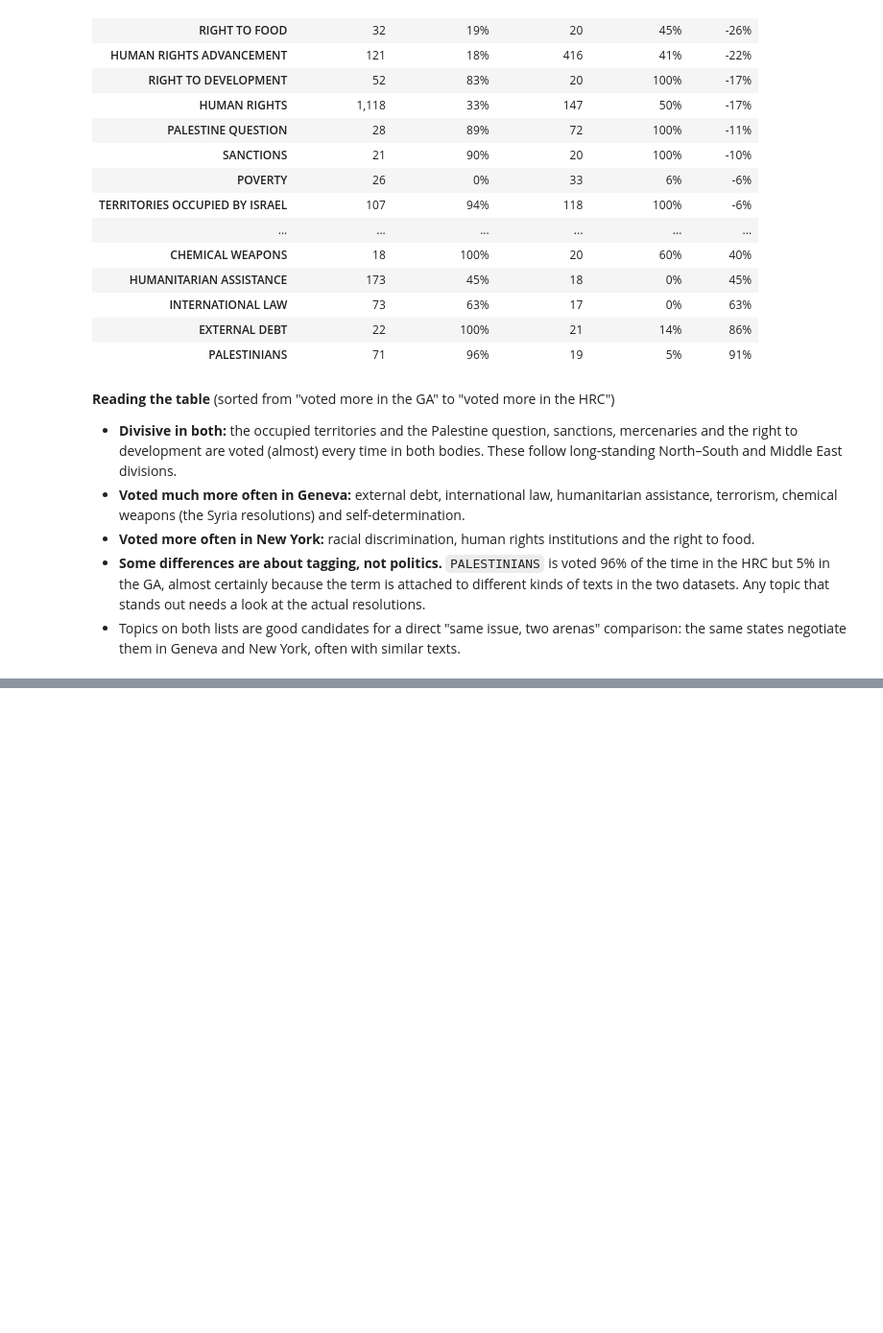
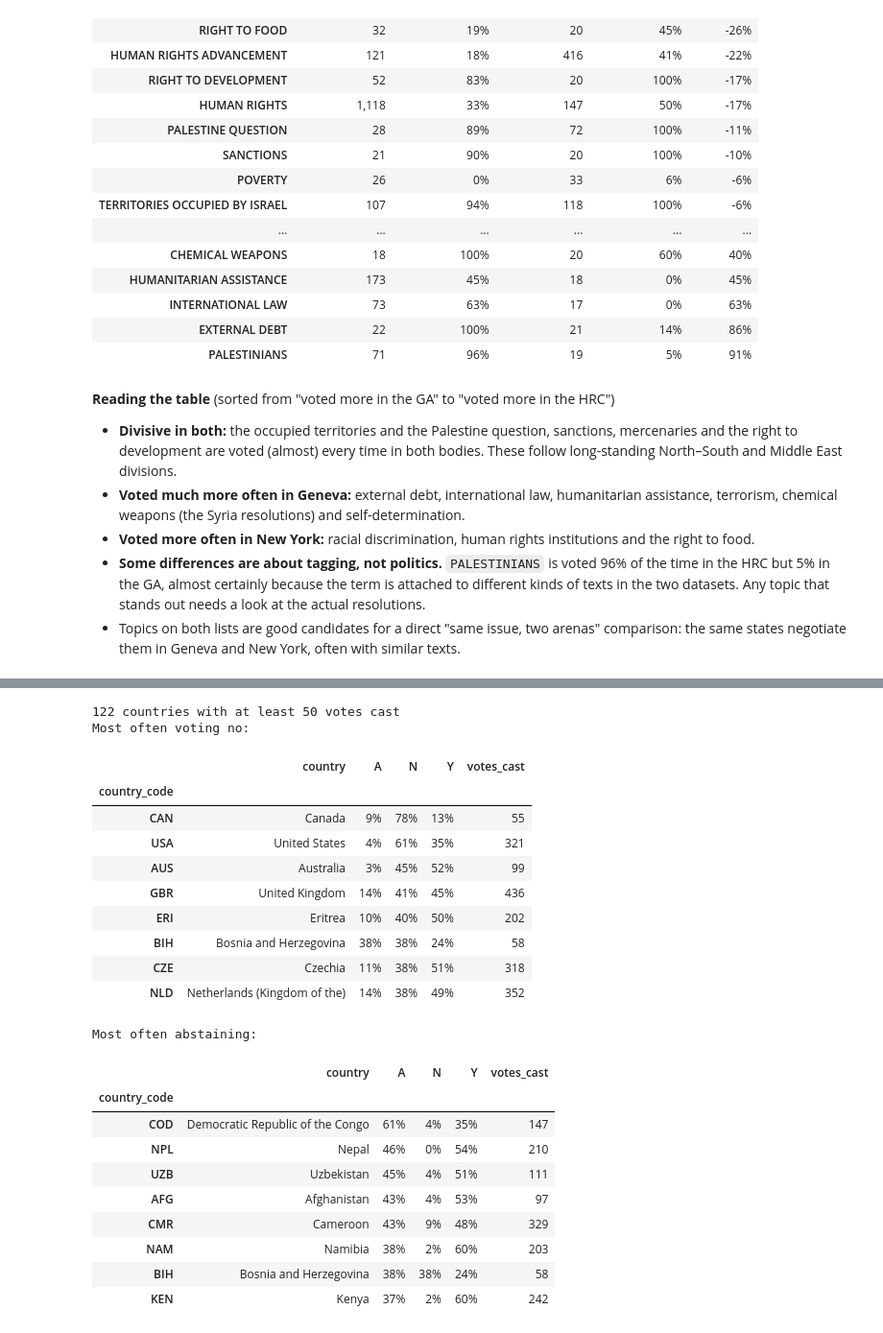
Before and after one commit to unst-ethz/policy-pulse, a Jupyter notebook: notebooks/teju/hrc_exploration.ipynb, the cells around one changed output, grey strips where cells are left out. Shown at 96% size. Saved outputs shown, nothing was run; the diff lists cells and outputs as text; code cells hidden in the pictures; blank space fills up the shorter version.

```diff
--- a/notebooks/teju/hrc_exploration.ipynb
+++ b/notebooks/teju/hrc_exploration.ipynb
@@ -800,0 +1063,11 @@ GA: 1.2 subject terms per resolution on average
+# %%
+# Current English name for each code: the name period with no end date, otherwise the latest one.
+member_states_names = pd.read_sql("SELECT iso_code, name_en, coverage_periods FROM member_states", engine)
+member_states_names["is_current"] = member_states_names["coverage_periods"].str.endswith(":")
+names_by_code = (member_states_names.sort_values(["is_current", "coverage_periods"])
+                 .drop_duplicates("iso_code", keep="last").set_index("iso_code")["name_en"])
+
+member_years = (ohchr_votes.merge(ohchr[["resolution", "year"]], on="resolution")
+                .groupby("year")["country_code"].nunique())
+print(f"{ohchr_votes['country_code'].nunique()} different countries have voted in the Council since 2006")
+display(member_years.rename("countries voting at least once").to_frame().T)
@@ -800,0 +1097,36 @@ GA: 1.2 subject terms per resolution on average
+# %%
+cast = ohchr_votes[ohchr_votes["vote"].isin(["Y", "N", "A"])]
+profile = (cast.groupby("country_code")["vote"].value_counts(normalize=True).unstack(fill_value=0)
+           .join(cast.groupby("country_code").size().rename("votes_cast")))
+profile.insert(0, "country", profile.index.map(names_by_code))
+profile = profile[profile["votes_cast"] >= 50]
+print(f"{len(profile)} countries with at least 50 votes cast")
+shares = ["Y", "N", "A"]
+print("Most often voting no:")
+display(profile.sort_values("N", ascending=False).head(8).style.format("{:.0%}", subset=shares))
+print("Most often abstaining:")
+display(profile.sort_values("A", ascending=False).head(8).style.format("{:.0%}", subset=shares))
+# %% [output]
+122 countries with at least 50 votes cast
+Most often voting no:
+|  | country | A | N | Y | votes_cast |
+| country_code |  |  |  |  |  |
+| CAN | Canada | 9% | 78% | 13% | 55 |
+| USA | United States | 4% | 61% | 35% | 321 |
+| AUS | Australia | 3% | 45% | 52% | 99 |
+| GBR | United Kingdom | 14% | 41% | 45% | 436 |
+| ERI | Eritrea | 10% | 40% | 50% | 202 |
+| BIH | Bosnia and Herzegovina | 38% | 38% | 24% | 58 |
+| CZE | Czechia | 11% | 38% | 51% | 318 |
+| NLD | Netherlands (Kingdom of the) | 14% | 38% | 49% | 352 |
+Most often abstaining:
+|  | country | A | N | Y | votes_cast |
+| country_code |  |  |  |  |  |
+| COD | Democratic Republic of the Congo | 61% | 4% | 35% | 147 |
+| NPL | Nepal | 46% | 0% | 54% | 210 |
+| UZB | Uzbekistan | 45% | 4% | 51% | 111 |
+| AFG | Afghanistan | 43% | 4% | 53% | 97 |
+| CMR | Cameroon | 43% | 9% | 48% | 329 |
+| NAM | Namibia | 38% | 2% | 60% | 203 |
+| BIH | Bosnia and Herzegovina | 38% | 38% | 24% | 58 |
+| KEN | Kenya | 37% | 2% | 60% | 242 |
```
Also changed, not shown: parts of 23 cells of this notebook, 2 other files.
